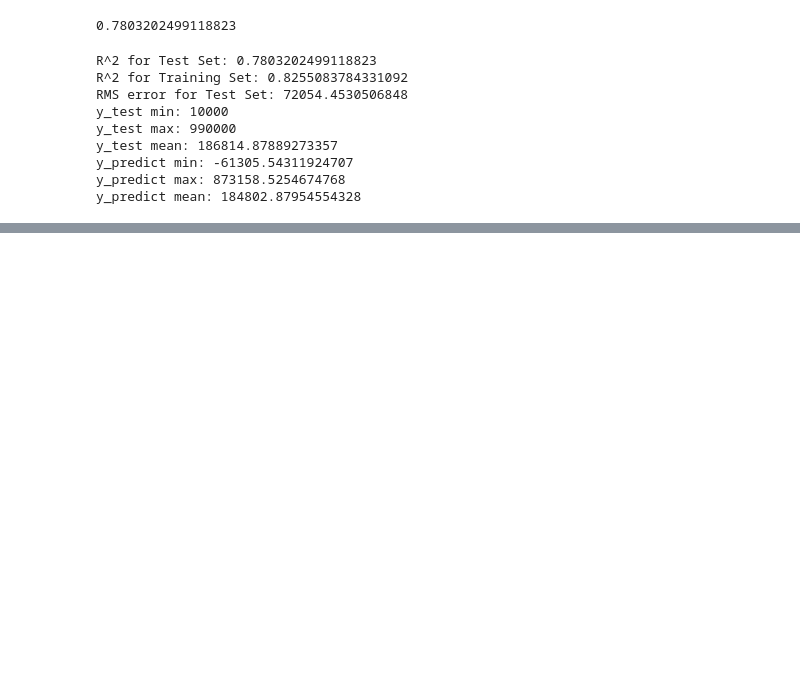
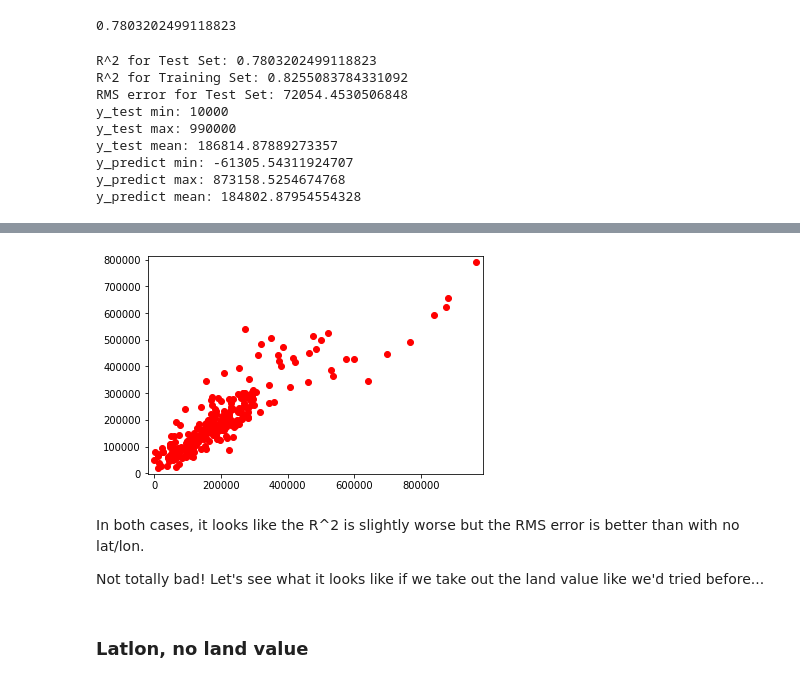
Before and after one commit to ottinger/apartments_analysis, a Jupyter notebook: housing_price_prediction/housing-price-prediction.ipynb, the cells around one changed output, grey strips where cells are left out. Drawn from its saved outputs; the diff is of its cells as text; code cells hidden in the pictures; blank space fills up the shorter version.

```diff
--- a/housing_price_prediction/housing-price-prediction.ipynb
+++ b/housing_price_prediction/housing-price-prediction.ipynb
@@ -711,0 +786,8 @@ RandomForestRegressor also seems to be a good choice. In some cases it may perfo
+# %%
+from sklearn.ensemble import RandomForestRegressor
+from sklearn.preprocessing import MinMaxScaler
+forestreg = RandomForestRegressor(n_estimators=100, max_depth=16).fit(X_train, y_train)
+
+y_predict = forestreg.predict(X_test)
+
+model_stats(forestreg,X_test,y_test,X_train,y_train,y_predict)
@@ -711,0 +804,10 @@ RandomForestRegressor also seems to be a good choice. In some cases it may perfo
+# %%
+plot_test_predict(X_test, y_predict, y_test)
+# %% [output]
+[figure, added]
+# %% [markdown]
+In both cases, it looks like the R^2 is slightly worse but the RMS error is better than with no lat/lon.
+
+Not totally bad! Let's see what it looks like if we take out the land value like we'd tried before...
+# %% [markdown]
+### Latlon, no land value
```
Also changed, not shown: parts of 42 cells of this notebook, 1 other file.
